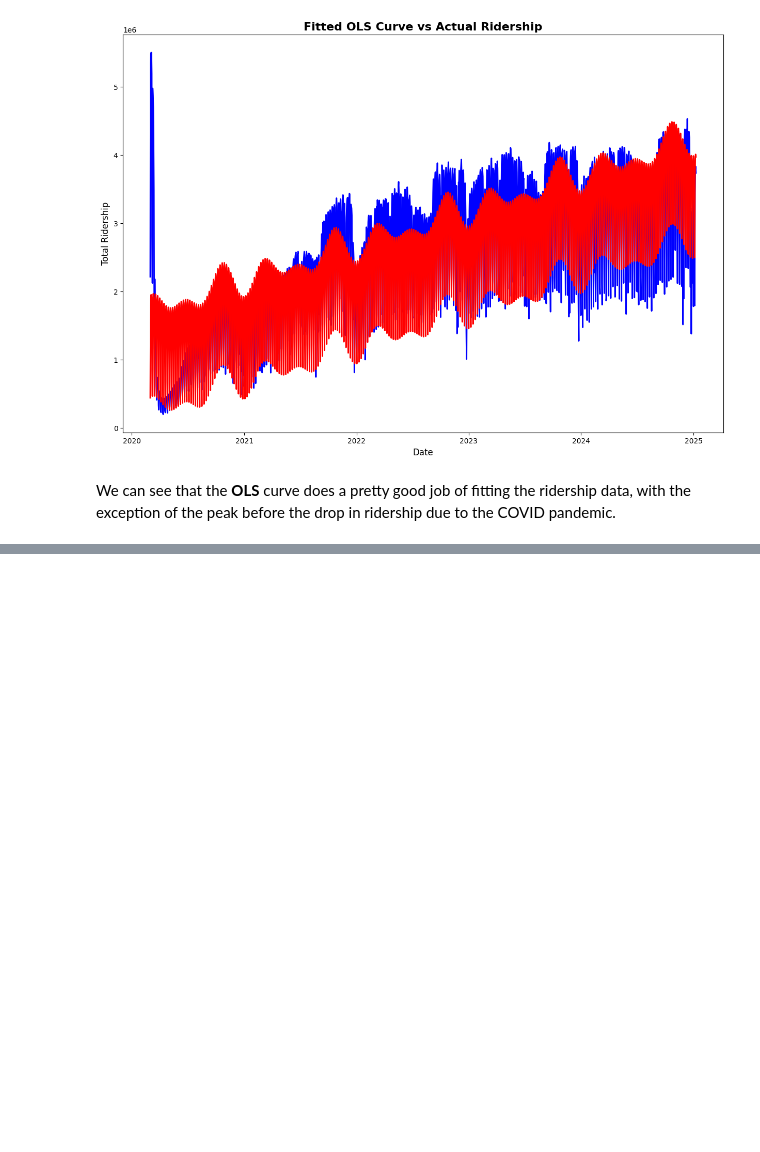
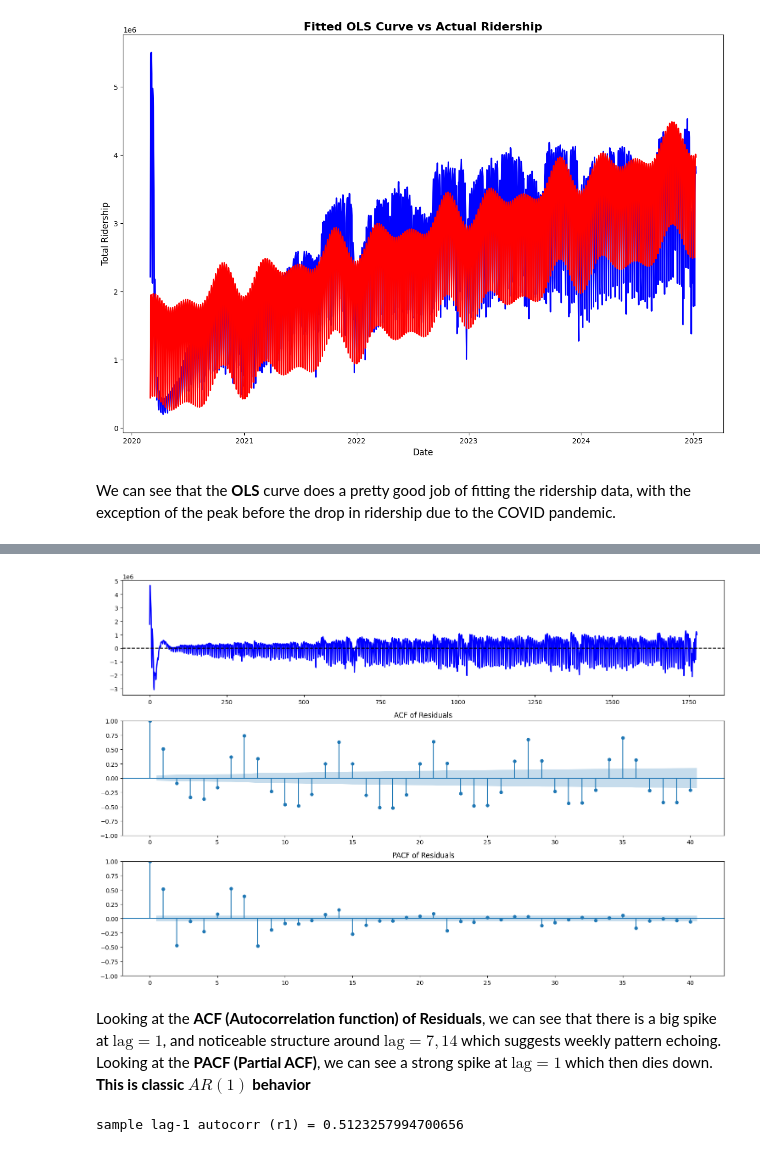
Before and after one commit to Raiden-Makoto/ScaryVirus, a Jupyter notebook: TBATS.ipynb, the cells around one changed output, grey strips where cells are left out. Cells and saved outputs as stored; diff of their text form; code cells hidden in the pictures; blank space fills up the shorter version.

```diff
--- a/TBATS.ipynb
+++ b/TBATS.ipynb
@@ -129,0 +270,23 @@ We can see that the **OLS** curve does a pretty good job of fitting the ridershi
+# %%
+def checkResiduals(residuals, lags: int=40):
+    figx, ax = plt.subplots(3, 1, figsize=(15, 10))
+    ax[0].plot(residuals, linewidth=2, color='blue')
+    ax[0].axhline(0, color='black', linestyle='--')
+    plot_acf(residuals, lags=lags, ax=ax[1], title='ACF of Residuals')
+    plot_pacf(residuals, lags=lags, ax=ax[2], title='PACF of Residuals')
+    plt.tight_layout()
+    plt.show()
+# %%
+checkResiduals(residuals)
+# %% [output]
+[figure, added]
+# %% [markdown]
+Looking at the **ACF (Autocorrelation function) of Residuals**, we can see that there is a big spike at $\text{lag} = 1$, and noticeable structure around $\text{lag} = 7,14$ which suggests weekly pattern echoing. Looking at the **PACF (Partial ACF)**, we can see a strong spike at $\text{lag} = 1$ which then dies down.
+**This is classic $AR(1)$ behavior**
+# %%
+from statsmodels.tsa.stattools import acf
+
+r1 = acf(residuals, nlags=1, fft=False)[1]
+print("sample lag-1 autocorr (r1) =", r1)
+# %% [output]
+sample lag-1 autocorr (r1) = 0.5123257994700656
```
Also changed, not shown: parts of 15 cells of this notebook.
